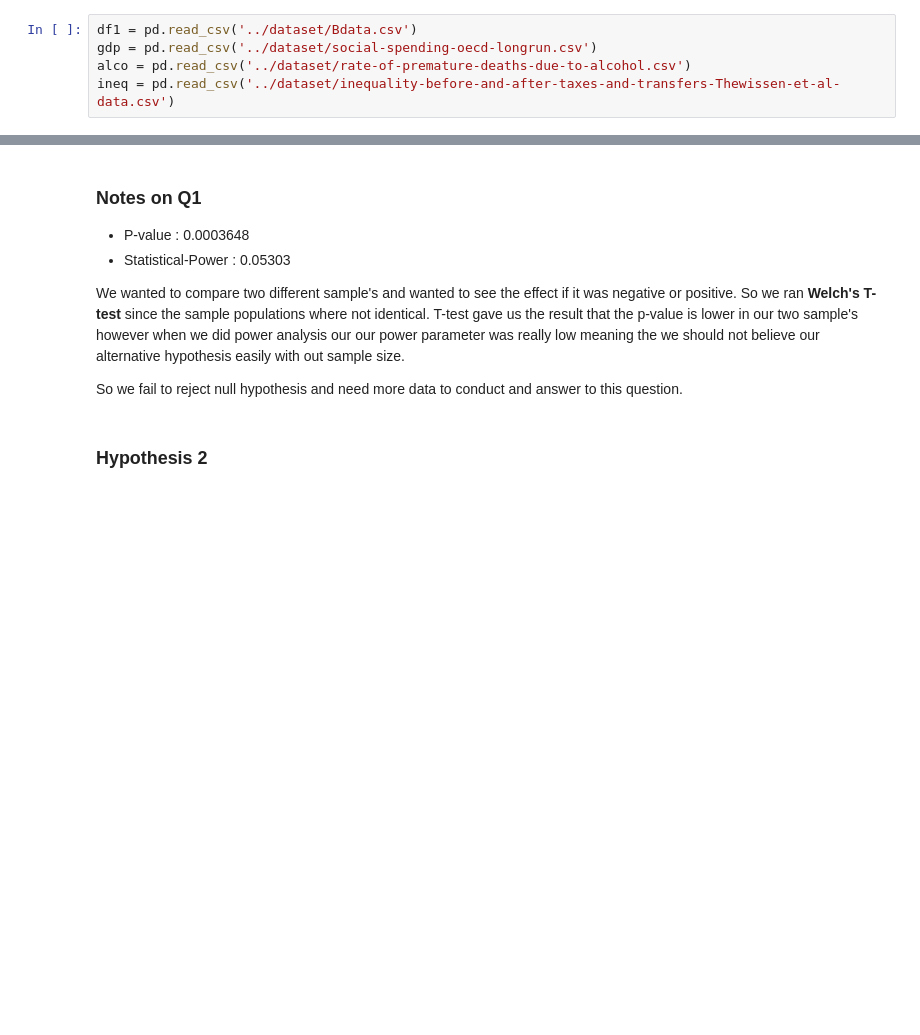
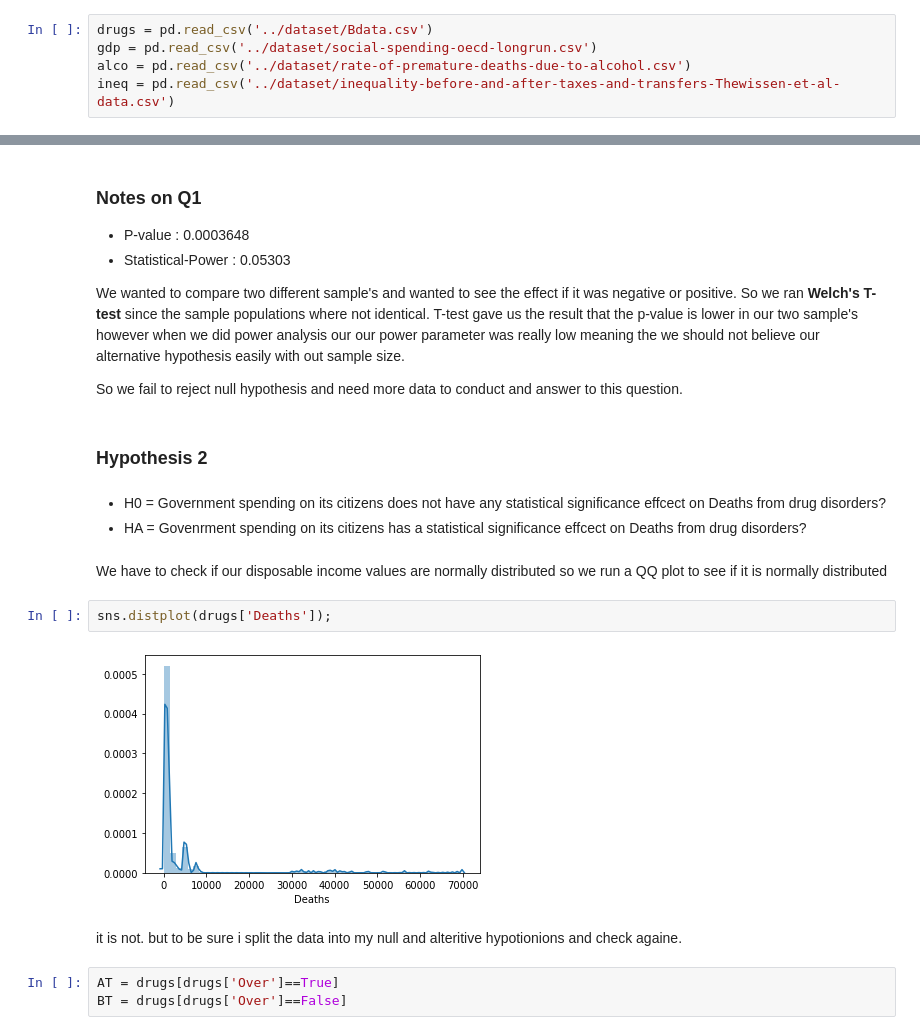
Before and after one commit to 1Banji/Mod-3-Project, a Jupyter notebook: Master/Master.ipynb, the cells around one changed output, grey strips where cells are left out. Drawn from its saved outputs; the diff is of its cells as text; blank space fills up the shorter version.

```diff
--- a/Master/Master.ipynb
+++ b/Master/Master.ipynb
@@ -13,7 +13,7 @@ import utils
 ### EDA
 We download different datasets from different csv files to compare with Social Spending of GDP
 # %%
-df1 = pd.read_csv('../dataset/Bdata.csv')
+drugs = pd.read_csv('../dataset/Bdata.csv')
 gdp = pd.read_csv('../dataset/social-spending-oecd-longrun.csv')
 alco = pd.read_csv('../dataset/rate-of-premature-deaths-due-to-alcohol.csv')
 ineq = pd.read_csv('../dataset/inequality-before-and-after-taxes-and-transfers-Thewissen-et-al-data.csv')
@@ -118,3 +135,17 @@ We wanted to compare two different sample's and wanted to see the effect if it w
 So we fail to reject null hypothesis and need more data to conduct and answer to this question.
 # %% [markdown]
 ### Hypothesis 2
+# %% [markdown]
+- H0 = Government spending on its citizens does not have any statistical significance effcect on Deaths from drug disorders?
+- HA = Govenrment spending on its citizens has a statistical significance effcect on Deaths from drug disorders?
+# %% [markdown]
+We have to check if our disposable income values are normally distributed so we run a QQ plot to see if it is normally distributed
+# %%
+sns.distplot(drugs['Deaths']);
+# %% [output]
+[figure, added]
+# %% [markdown]
+it is not. but to be sure i split the data into my null and alteritive hypotionions and check againe.
+# %%
+AT = drugs[drugs['Over']==True]
+BT = drugs[drugs['Over']==False]
```
Also changed, not shown: parts of 10 cells of this notebook.
